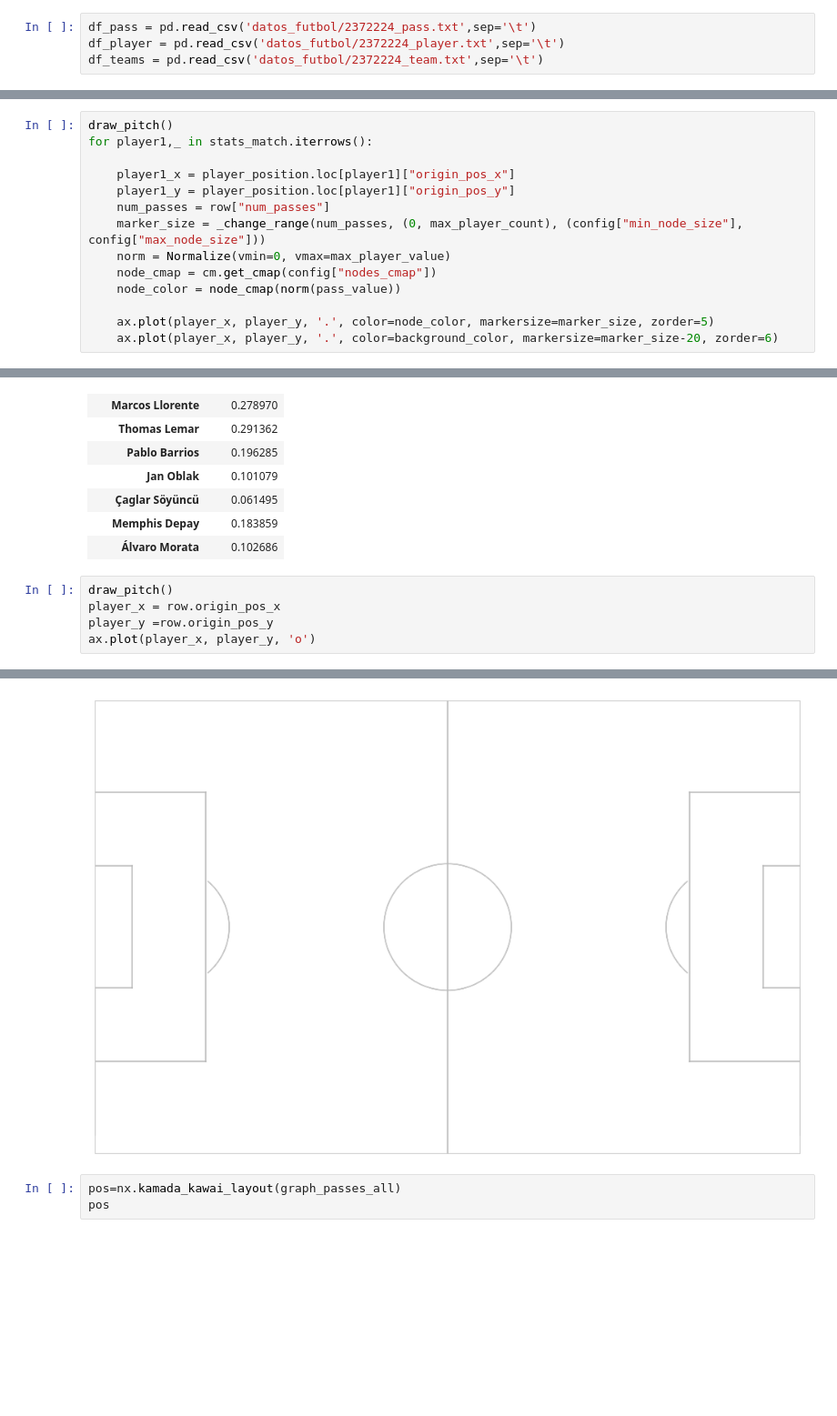
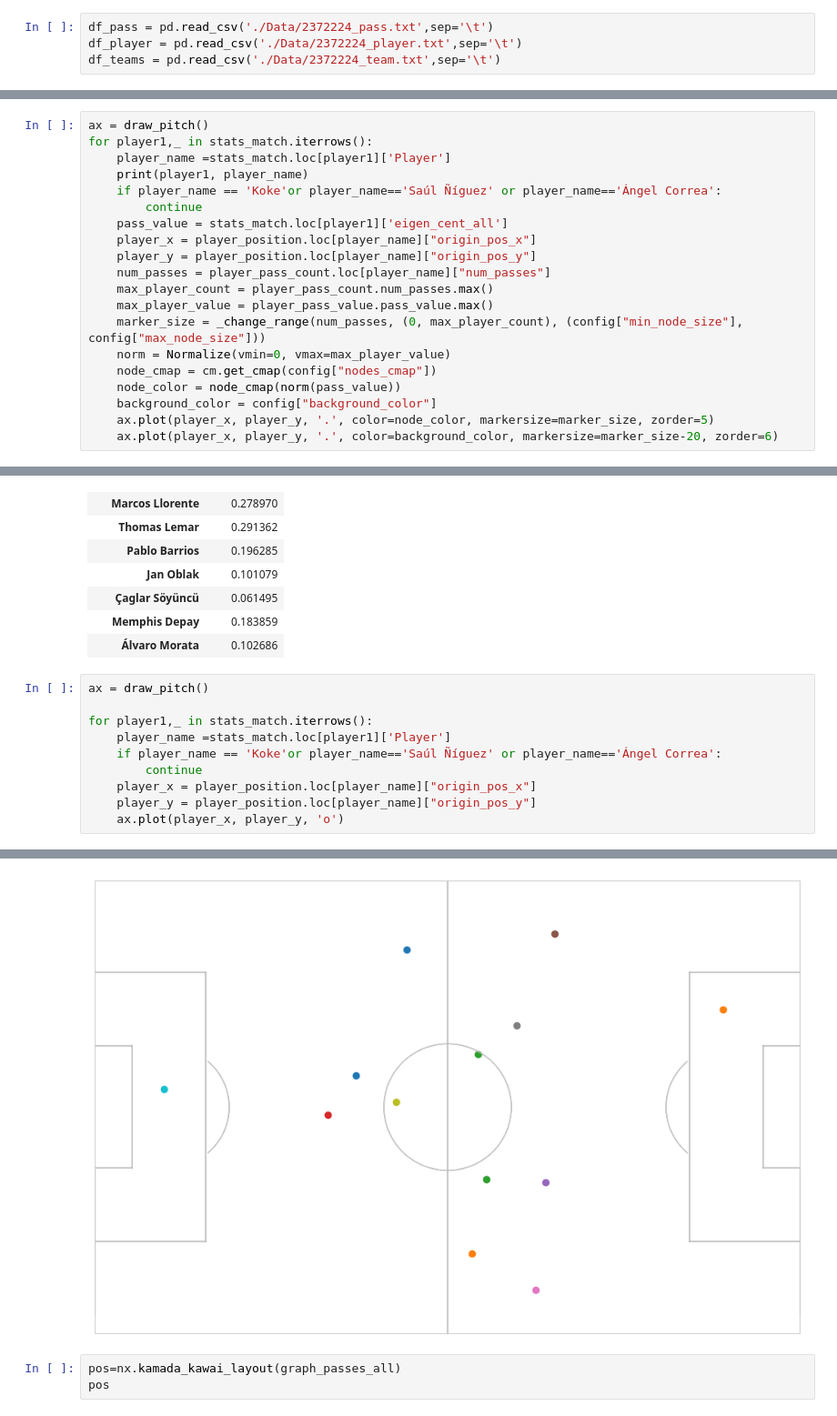
Before and after one commit to galeanojav/Networks_football, a Jupyter notebook: Programs/Gefenol_step2_passes.ipynb, the cells around one changed output, grey strips where cells are left out. Shown at 91% size. Cells and saved outputs as stored; diff of their text form; blank space fills up the shorter version.

```diff
--- a/Programs/Gefenol_step2_passes.ipynb
+++ b/Programs/Gefenol_step2_passes.ipynb
@@ -14,9 +14,9 @@ We start by loading the dataframes
 import pandas as pd
 import numpy as np
 # %%
-df_pass = pd.read_csv('datos_futbol/2372224_pass.txt',sep='\t')
-df_player = pd.read_csv('datos_futbol/2372224_player.txt',sep='\t')
-df_teams = pd.read_csv('datos_futbol/2372224_team.txt',sep='\t')
+df_pass = pd.read_csv('./Data/2372224_pass.txt',sep='\t')
+df_player = pd.read_csv('./Data/2372224_player.txt',sep='\t')
+df_teams = pd.read_csv('./Data/2372224_team.txt',sep='\t')
 # %% [markdown]
 Let's take a look at the three dataframes.
 # %%
@@ -723,17 +728,23 @@ player_position
 | Álvaro Morata | 57.041250 | 41.905000 |
 | Çaglar Söyüncü | 38.835000 | 38.760000 |
 # %%
-draw_pitch()
+ax = draw_pitch()
 for player1,_ in stats_match.iterrows():
-
-    player1_x = player_position.loc[player1]["origin_pos_x"]
-    player1_y = player_position.loc[player1]["origin_pos_y"]
-    num_passes = row["num_passes"]
+    player_name =stats_match.loc[player1]['Player']
+    print(player1, player_name)
+    if player_name == 'Koke'or player_name=='Saúl Ñíguez' or player_name=='Ángel Correa':
+        continue
+    pass_value = stats_match.loc[player1]['eigen_cent_all']
+    player_x = player_position.loc[player_name]["origin_pos_x"]
+    player_y = player_position.loc[player_name]["origin_pos_y"]
+    num_passes = player_pass_count.loc[player_name]["num_passes"]
+    max_player_count = player_pass_count.num_passes.max()
+    max_player_value = player_pass_value.pass_value.max()
     marker_size = _change_range(num_passes, (0, max_player_count), (config["min_node_size"], config["max_node_size"]))
     norm = Normalize(vmin=0, vmax=max_player_value)
     node_cmap = cm.get_cmap(config["nodes_cmap"])
     node_color = node_cmap(norm(pass_value))
-
+    background_color = config["background_color"]
     ax.plot(player_x, player_y, '.', color=node_color, markersize=marker_size, zorder=5)
     ax.plot(player_x, player_y, '.', color=background_color, markersize=marker_size-20, zorder=6)
 # %% [output]
@@ -758,8 +784,13 @@ player_pass_count
 | Memphis Depay | 0.183859 |
 | Álvaro Morata | 0.102686 |
 # %%
-draw_pitch()
-player_x = row.origin_pos_x
-player_y =row.origin_pos_y
-ax.plot(player_x, player_y, 'o')
+ax = draw_pitch()
+
+for player1,_ in stats_match.iterrows():
+    player_name =stats_match.loc[player1]['Player']
+    if player_name == 'Koke'or player_name=='Saúl Ñíguez' or player_name=='Ángel Correa':
+        continue
+    player_x = player_position.loc[player_name]["origin_pos_x"]
+    player_y = player_position.loc[player_name]["origin_pos_y"]
+    ax.plot(player_x, player_y, 'o')
 # %% [output]
@@ -767,4 +797,4 @@ ax.plot(player_x, player_y, 'o')
-[figure, old version]
+[figure, new version]
 # %%
 pos=nx.kamada_kawai_layout(graph_passes_all)
 pos
```
Also changed, not shown: parts of 6 cells of this notebook.
